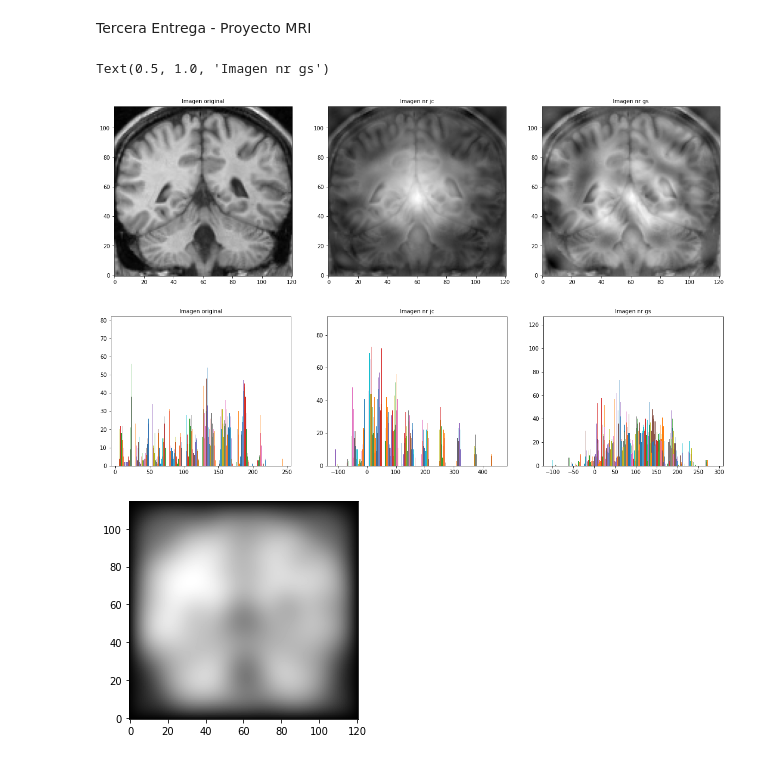
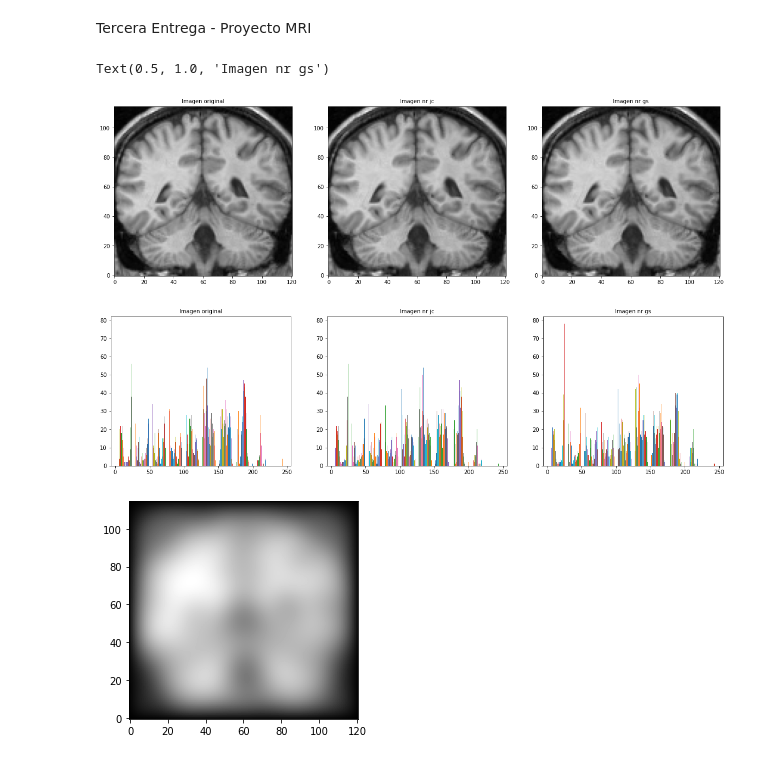
Before and after one commit to fabiansvc/project-mri, a Jupyter notebook: main.ipynb, the cells around one changed output. Cells and saved outputs as stored; diff of their text form; code cells hidden in the pictures.

```diff
--- a/main.ipynb
+++ b/main.ipynb
@@ -237,10 +255,10 @@ image_jc = jacobi_method(A_lm, x0_lm, b_lm, 100)
 image_gs = jacobi_method(A_lm, x0_lm, b_lm, 100)
 # %%
 # Netwon Raphson evaluado en metodo de jacobi
-image_nr_jc = newtonRaphson(img2, jacobi_method, 30, 100, 1)
+image_nr_jc = newtonRaphson(img2, jacobi_method, 30, 100, 0.78)
 # %%
 # Netwon Raphson evaluado en metodo de gauss seidel
-image_nr_gs = newtonRaphson(img2, gaussseidel_method, 30, 100, 1)
+image_nr_gs = newtonRaphson(img2, gaussseidel_method, 30, 100, 0.78)
 # %%
 fig, ax = plt.subplots(ncols=3, nrows=1, figsize=(20, 10))
 ax[0].imshow(img2.T, origin = 'lower', cmap = 'gray')
@@ -251,22 +269,20 @@ ax[2].imshow(x_to_img(img2, image_nr_gs).T, origin = 'lower', cmap = 'gray')
 ax[2].set_title('Imagen nr gs', fontsize=10)
 # %% [output]
 Text(0.5, 1.0, 'Imagen nr gs')
-[figure, old version]
+[figure, new version]
 # %%
 # Histograma imagen original
 fig, ax = plt.subplots(ncols=3, nrows=1, figsize=(20, 5))
-plt.hist(img2)
-plt.hist(x_to_img(img2, image_jc))
 
 ax[0].hist(img2)
 ax[0].set_title('Imagen original', fontsize=10)
 ax[1].hist(x_to_img(img2, image_nr_jc))
 ax[1].set_title('Imagen nr jc', fontsize=10)
 ax[2].hist(x_to_img(img2, image_nr_gs))
 ax[2].set_title('Imagen nr gs', fontsize=10)
 plt.show()
 # %% [output]
-[figure, old version]
+[figure, new version]
 # %%
 # Imagen resultante jacobi
 plt.imshow(x_to_img(img2, image_jc).T, origin = 'lower', cmap = 'gray')
```
Also changed, not shown: parts of 10 cells of this notebook, 8 other files.
